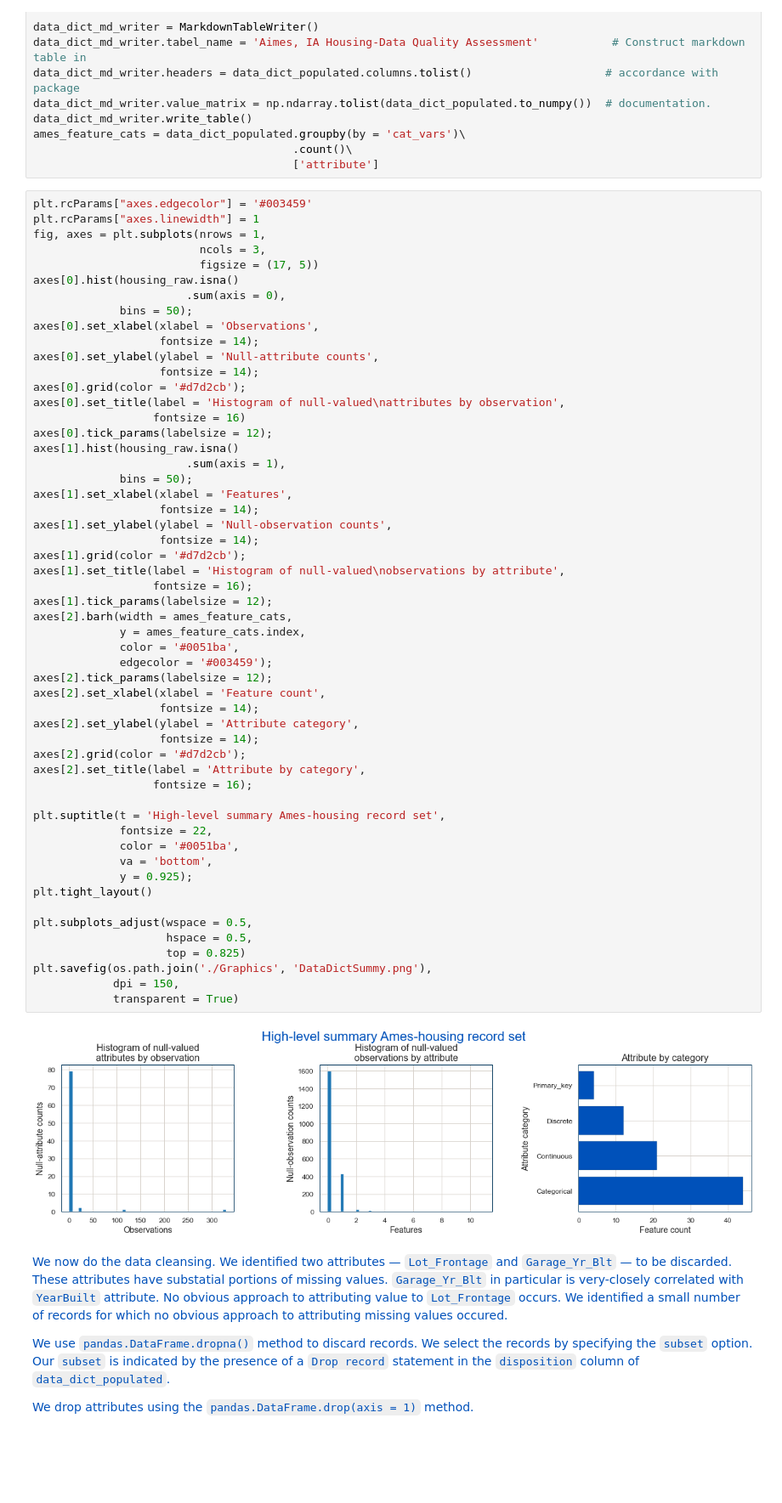
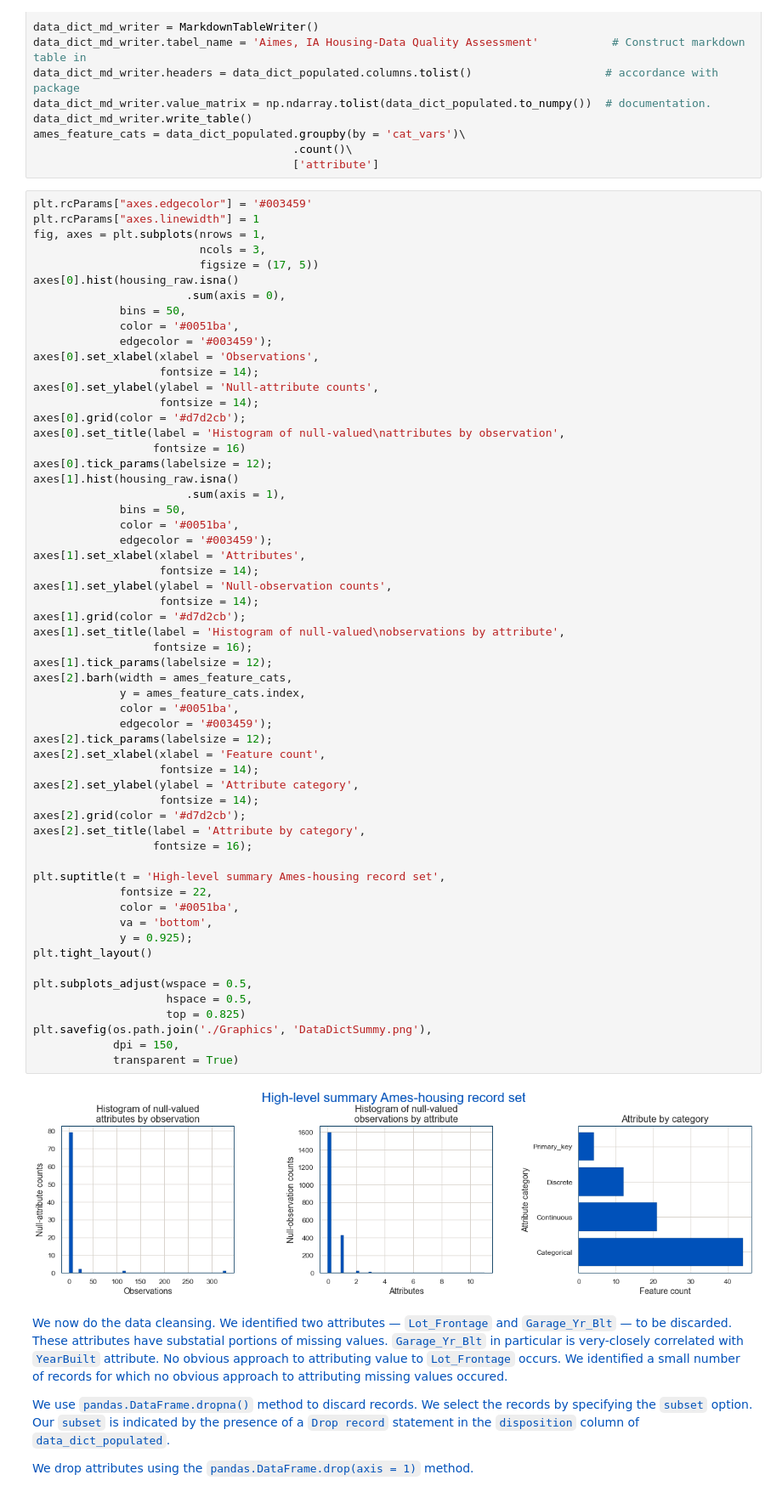
Before and after one commit to hamlett-neil-ur/housing_price_model, a Jupyter notebook: 200419 Ames IA Housing — Tree Models.ipynb, the cells around one changed output. Shown at 85% size. Saved outputs shown, nothing was run; the diff lists cells and outputs as text; blank space fills up the shorter version.

```diff
--- a/200419 Ames IA Housing — Tree Models.ipynb
+++ b/200419 Ames IA Housing — Tree Models.ipynb
@@ -473,7 +473,9 @@ fig, axes = plt.subplots(nrows = 1,
                          figsize = (17, 5))
 axes[0].hist(housing_raw.isna()
                        .sum(axis = 0),
-             bins = 50);
+             bins = 50,
+             color = '#0051ba',
+             edgecolor = '#003459');
 axes[0].set_xlabel(xlabel = 'Observations',
                    fontsize = 14);
 axes[0].set_ylabel(ylabel = 'Null-attribute counts',
@@ -484,8 +486,10 @@ axes[0].set_title(label = 'Histogram of null-valued\nattributes by observation',
 axes[0].tick_params(labelsize = 12);
 axes[1].hist(housing_raw.isna()
                        .sum(axis = 1),
-             bins = 50);
-axes[1].set_xlabel(xlabel = 'Features',
+             bins = 50,
+             color = '#0051ba',
+             edgecolor = '#003459');
+axes[1].set_xlabel(xlabel = 'Attributes',
                    fontsize = 14);
 axes[1].set_ylabel(ylabel = 'Null-observation counts',
                    fontsize = 14);
@@ -493,34 +497,34 @@ axes[1].grid(color = '#d7d2cb');
 axes[1].set_title(label = 'Histogram of null-valued\nobservations by attribute',
                   fontsize = 16);
 axes[1].tick_params(labelsize = 12);
 axes[2].barh(width = ames_feature_cats,
              y = ames_feature_cats.index,
              color = '#0051ba',
              edgecolor = '#003459');
 axes[2].tick_params(labelsize = 12);
 axes[2].set_xlabel(xlabel = 'Feature count',
                    fontsize = 14);
 axes[2].set_ylabel(ylabel = 'Attribute category',
                    fontsize = 14);
 axes[2].grid(color = '#d7d2cb');
 axes[2].set_title(label = 'Attribute by category',
                   fontsize = 16);
 
 plt.suptitle(t = 'High-level summary Ames-housing record set',
              fontsize = 22,
              color = '#0051ba',
              va = 'bottom',
              y = 0.925);
 plt.tight_layout()
 
 plt.subplots_adjust(wspace = 0.5,
                     hspace = 0.5,
                     top = 0.825)
 plt.savefig(os.path.join('./Graphics', 'DataDictSummy.png'),
             dpi = 150,
             transparent = True)
 # %% [output]
-[figure, old version]
+[figure, new version]
 # %% [markdown]
 <font color = '#0051ba'>
 
```
Also changed, not shown: parts of 6 cells of this notebook, 3 other files.
